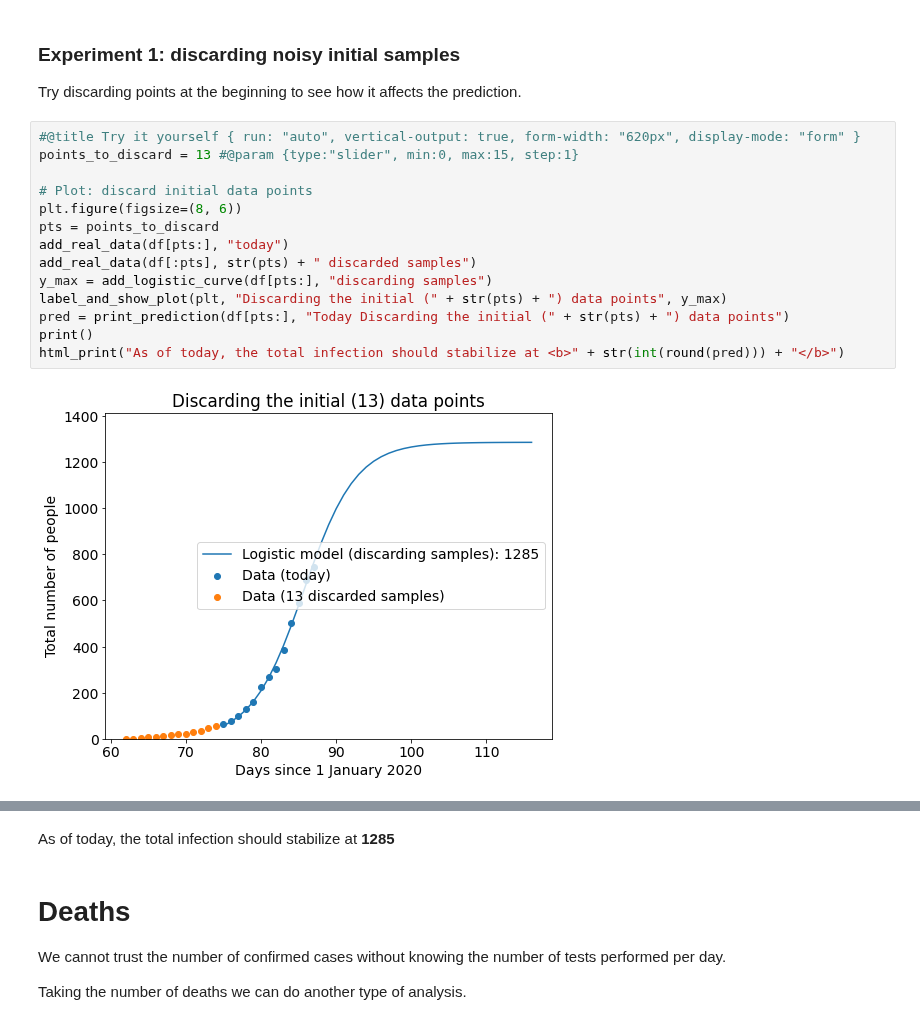
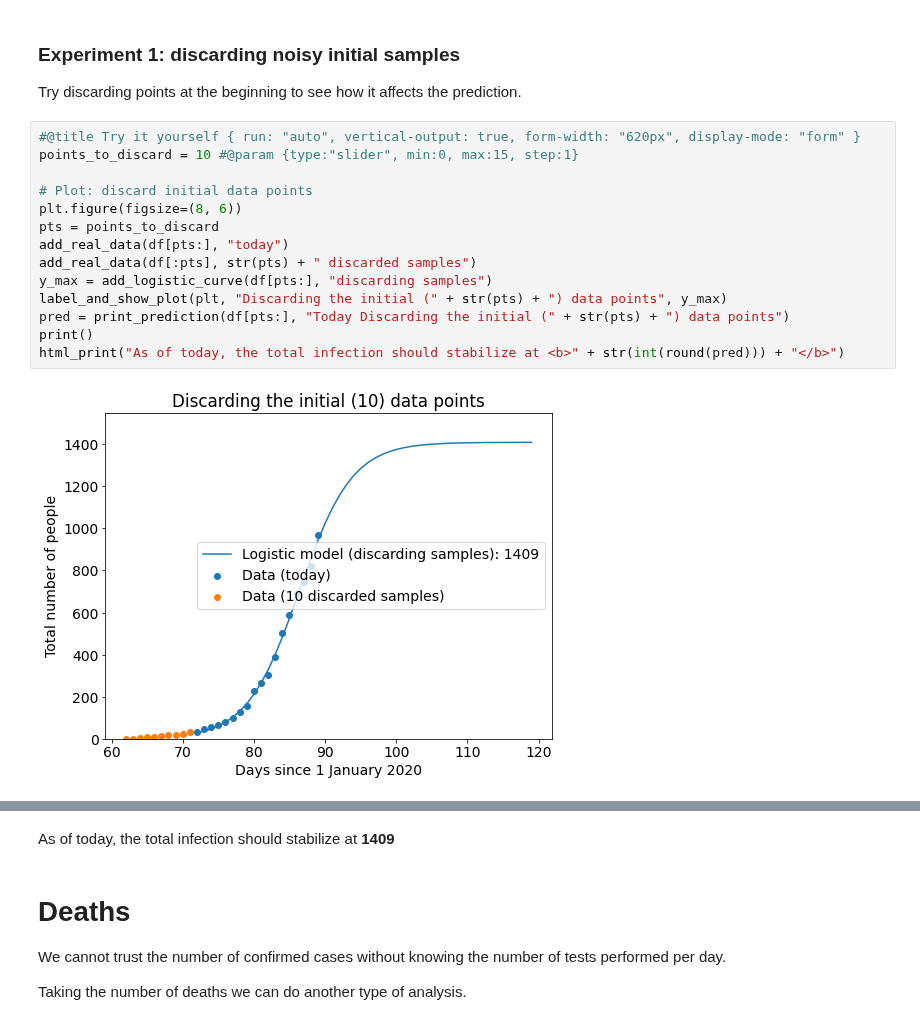
Before and after one commit to thedarsideofit/covid19-ar, a Jupyter notebook: COVID19_AR.ipynb, the cells around one changed output, grey strips where cells are left out. Saved outputs shown, nothing was run; the diff lists cells and outputs as text.

```diff
--- a/COVID19_AR.ipynb
+++ b/COVID19_AR.ipynb
@@ -238,17 +238,17 @@ label_and_show_plot(plt, "How does the chart change with new information (the ca
 Try discarding points at the beginning to see how it affects the prediction.
 # %%
 #@title Try it yourself { run: "auto", vertical-output: true, form-width: "620px", display-mode: "form" }
-points_to_discard = 13 #@param {type:"slider", min:0, max:15, step:1}
+points_to_discard = 10 #@param {type:"slider", min:0, max:15, step:1}
 
 # Plot: discard initial data points
 plt.figure(figsize=(8, 6))
 pts = points_to_discard
 add_real_data(df[pts:], "today")
 add_real_data(df[:pts], str(pts) + " discarded samples")
 y_max = add_logistic_curve(df[pts:], "discarding samples")
 label_and_show_plot(plt, "Discarding the initial (" + str(pts) + ") data points", y_max)
 pred = print_prediction(df[pts:], "Today Discarding the initial (" + str(pts) + ") data points")
 print()
 html_print("As of today, the total infection should stabilize at <b>" + str(int(round(pred))) + "</b>")
 # %% [output]
-[figure, old version]
+[figure, new version]
@@ -256,4 +256,4 @@ Today Discarding the initial (13) data points's prediction: maximum cases : 1285
-As of today, the total infection should stabilize at 1285
+As of today, the total infection should stabilize at 1409
 # %% [markdown]
 # Deaths
 We cannot trust the number of confirmed cases without knowing the number of tests performed per day.
```
Also changed, not shown: parts of 10 cells of this notebook.
